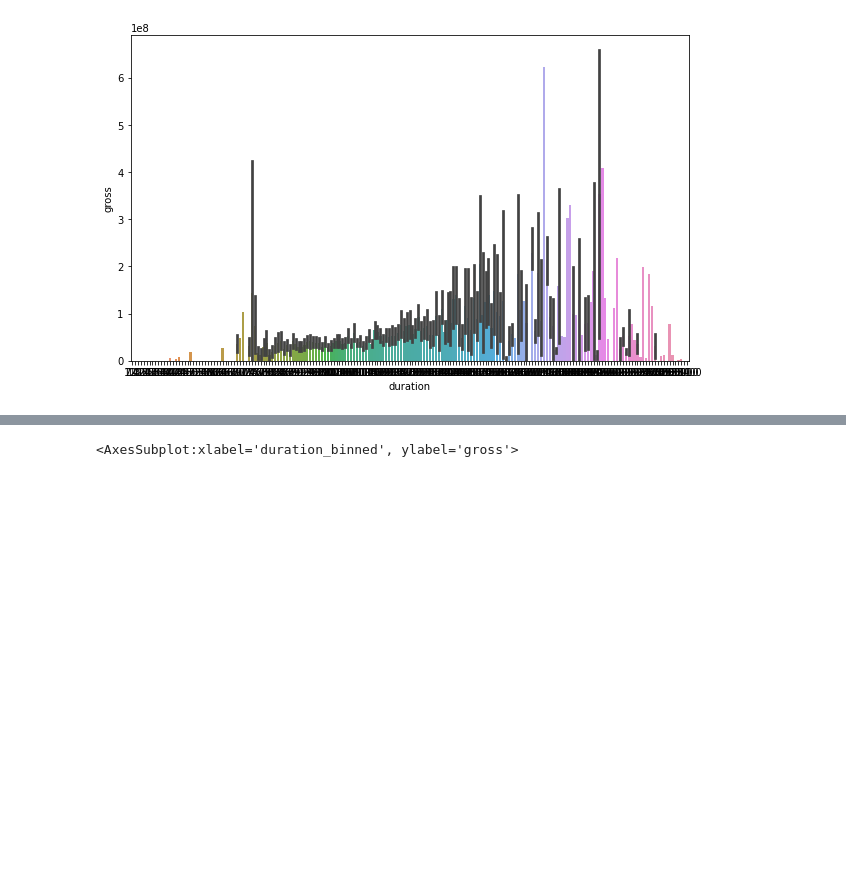
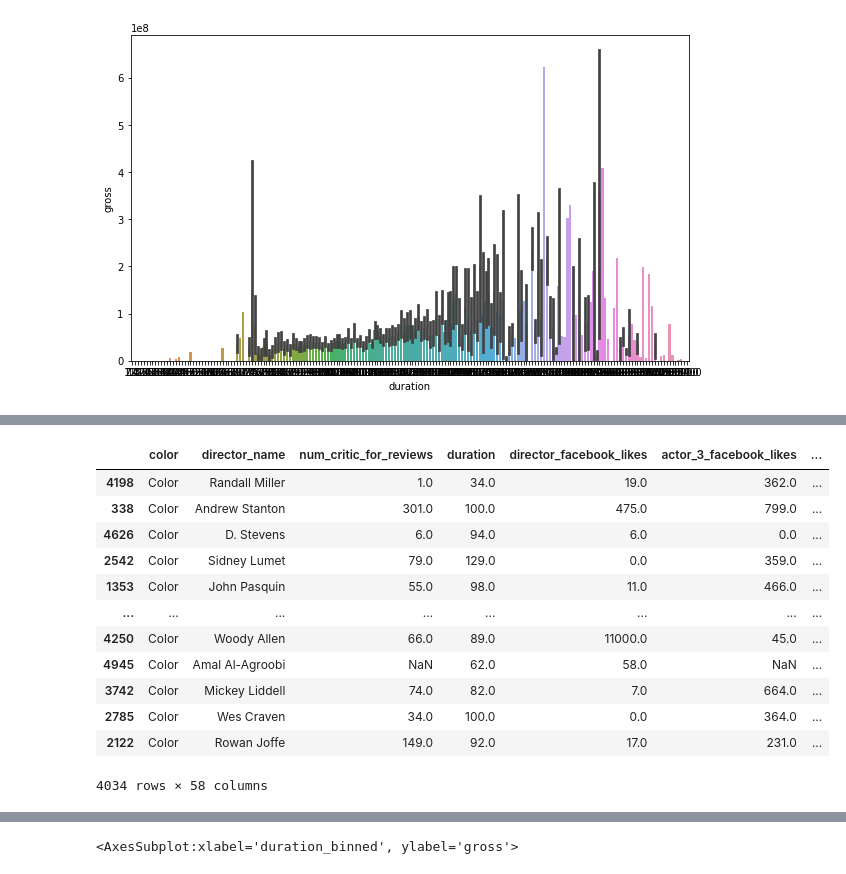
Before and after one commit to kennyeon/Too-Pullz-Project, a Jupyter notebook: IMDB_Regression.ipynb, the cells around one changed output, grey strips where cells are left out. Drawn from its saved outputs; the diff is of its cells as text; code cells hidden in the pictures; blank space fills up the shorter version.

```diff
--- a/IMDB_Regression.ipynb
+++ b/IMDB_Regression.ipynb
@@ -546,0 +560,24 @@ sns.barplot(x ='duration',y = 'gross',data = movies)
+# %%
+def var_transform(data):
+    data['duration_binned'] = pd.cut(data['duration'], bins=cut_bins)
+    dum = pd.get_dummies(data.duration_binned,drop_first = True)
+    dum.columns = ['duration'+str(x) for x in range(1,len(cut_bins)-1)]
+    data = pd.concat([data,dum], axis = 1)
+    return data
+
+train_transformed = var_transform(train)
+train_transformed
+# %% [output]
+|  | color | director_name | num_critic_for_reviews | duration | director_facebook_likes | actor_3_facebook_likes | ... |
+| 4198 | Color | Randall Miller | 1.0 | 34.0 | 19.0 | 362.0 | ... |
+| 338 | Color | Andrew Stanton | 301.0 | 100.0 | 475.0 | 799.0 | ... |
+| 4626 | Color | D. Stevens | 6.0 | 94.0 | 6.0 | 0.0 | ... |
+| 2542 | Color | Sidney Lumet | 79.0 | 129.0 | 0.0 | 359.0 | ... |
+| 1353 | Color | John Pasquin | 55.0 | 98.0 | 11.0 | 466.0 | ... |
+| ... | ... | ... | ... | ... | ... | ... | ... |
+| 4250 | Color | Woody Allen | 66.0 | 89.0 | 11000.0 | 45.0 | ... |
+| 4945 | Color | Amal Al-Agroobi | NaN | 62.0 | 58.0 | NaN | ... |
+| 3742 | Color | Mickey Liddell | 74.0 | 82.0 | 7.0 | 664.0 | ... |
+| 2785 | Color | Wes Craven | 34.0 | 100.0 | 0.0 | 364.0 | ... |
+| 2122 | Color | Rowan Joffe | 149.0 | 92.0 | 17.0 | 231.0 | ... |
+4034 rows × 58 columns
```
Also changed, not shown: parts of 7 cells of this notebook.
